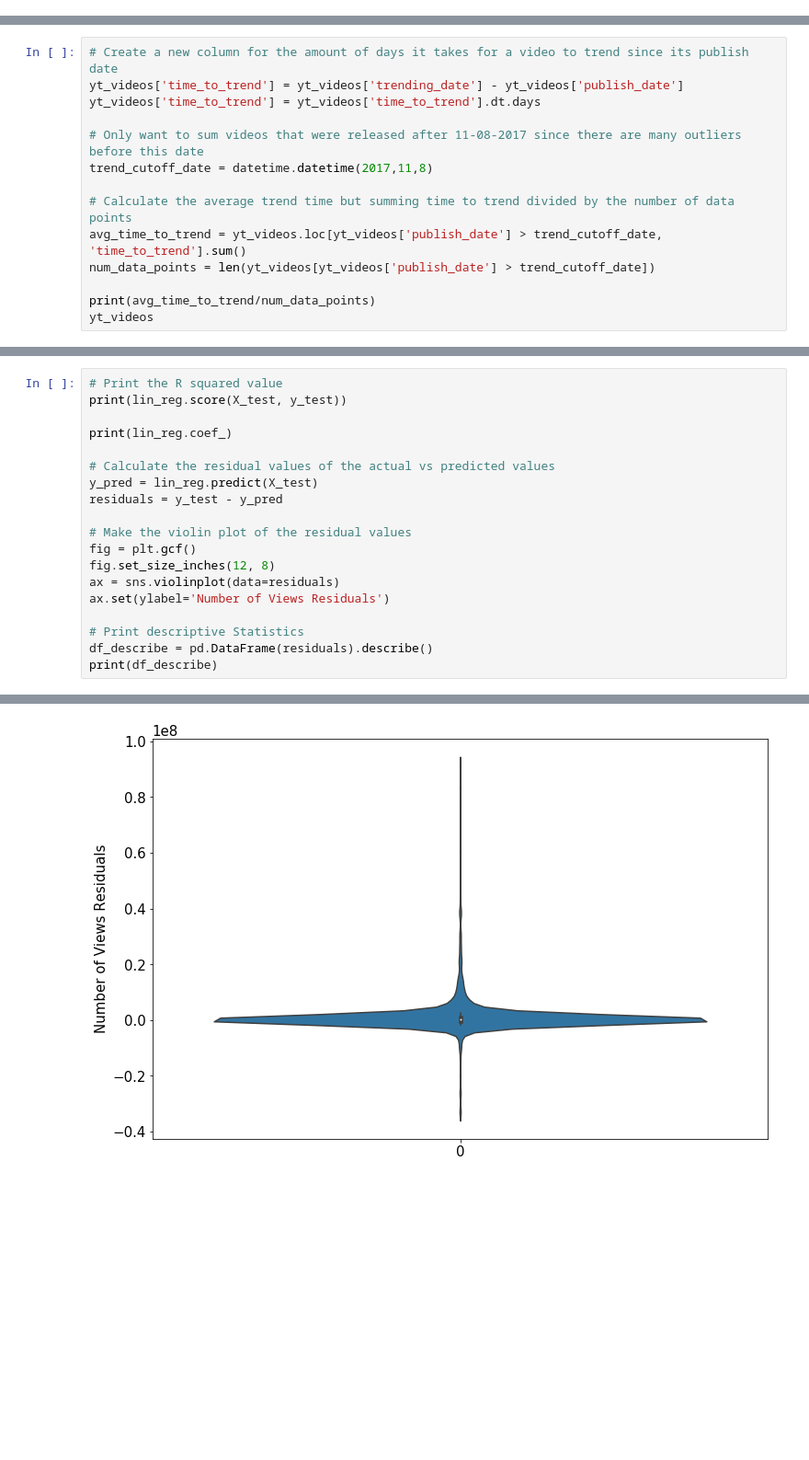
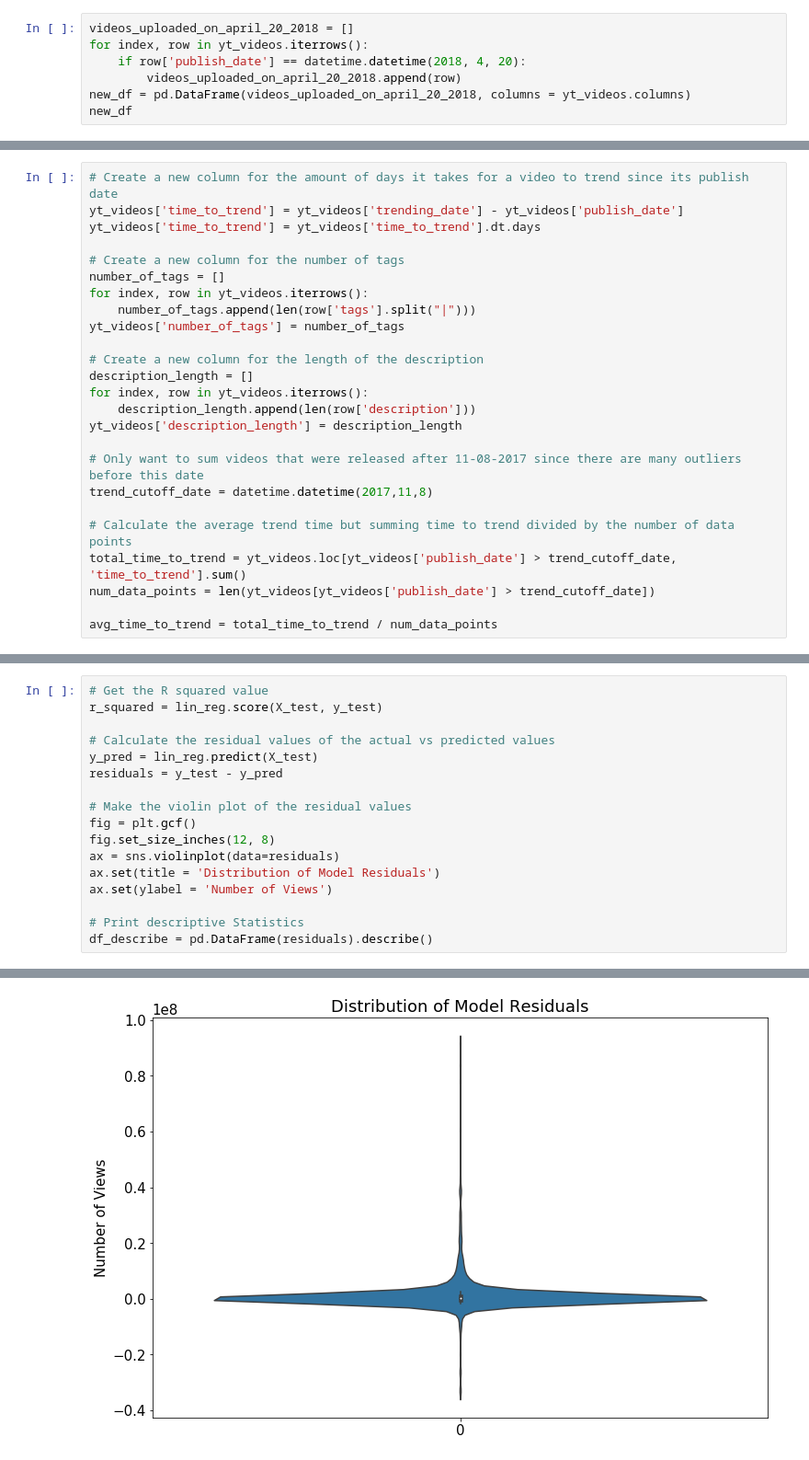
Before and after one commit to NickBoller/NickBoller.github.io, a Jupyter notebook: Final Project.ipynb, the cells around one changed output, grey strips where cells are left out. Shown at 92% size. Drawn from its saved outputs; the diff is of its cells as text; blank space fills up the shorter version.

```diff
--- a/Final Project.ipynb
+++ b/Final Project.ipynb
@@ -320,0 +320,7 @@ On average, it takes a youtube video roughly 8 days to trend since the day it is
+# %%
+videos_uploaded_on_april_20_2018 = []
+for index, row in yt_videos.iterrows():
+    if row['publish_date'] == datetime.datetime(2018, 4, 20):
+        videos_uploaded_on_april_20_2018.append(row)
+new_df = pd.DataFrame(videos_uploaded_on_april_20_2018, columns = yt_videos.columns)
+new_df
@@ -323,12 +350,23 @@ On average, it takes a youtube video roughly 8 days to trend since the day it is
 yt_videos['time_to_trend'] = yt_videos['trending_date'] - yt_videos['publish_date']
 yt_videos['time_to_trend'] = yt_videos['time_to_trend'].dt.days
 
+# Create a new column for the number of tags
+number_of_tags = []
+for index, row in yt_videos.iterrows():
+    number_of_tags.append(len(row['tags'].split("|")))
+yt_videos['number_of_tags'] = number_of_tags
+
+# Create a new column for the length of the description
+description_length = []
+for index, row in yt_videos.iterrows():
+    description_length.append(len(row['description']))
+yt_videos['description_length'] = description_length
+
 # Only want to sum videos that were released after 11-08-2017 since there are many outliers before this date
 trend_cutoff_date = datetime.datetime(2017,11,8)
 
 # Calculate the average trend time but summing time to trend divided by the number of data points
-avg_time_to_trend = yt_videos.loc[yt_videos['publish_date'] > trend_cutoff_date, 'time_to_trend'].sum()
+total_time_to_trend = yt_videos.loc[yt_videos['publish_date'] > trend_cutoff_date, 'time_to_trend'].sum()
 num_data_points = len(yt_videos[yt_videos['publish_date'] > trend_cutoff_date])
 
-print(avg_time_to_trend/num_data_points)
-yt_videos
+avg_time_to_trend = total_time_to_trend / num_data_points
@@ -372,8 +441,6 @@ lin_reg = LinearRegression().fit(X_train, y_train)
 # %%
-# Print the R squared value
-print(lin_reg.score(X_test, y_test))
-
-print(lin_reg.coef_)
+# Get the R squared value
+r_squared = lin_reg.score(X_test, y_test)
 
 # Calculate the residual values of the actual vs predicted values
 y_pred = lin_reg.predict(X_test)
@@ -383,9 +450,9 @@ residuals = y_test - y_pred
 fig = plt.gcf()
 fig.set_size_inches(12, 8)
 ax = sns.violinplot(data=residuals)
-ax.set(ylabel='Number of Views Residuals')
+ax.set(title = 'Distribution of Model Residuals')
+ax.set(ylabel = 'Number of Views')
 
 # Print descriptive Statistics
 df_describe = pd.DataFrame(residuals).describe()
-print(df_describe)
 # %% [output]
@@ -404 +459 @@ max    9.133203e+07
-[figure, old version]
+[figure, new version]
```
Also changed, not shown: parts of 40 cells of this notebook.
